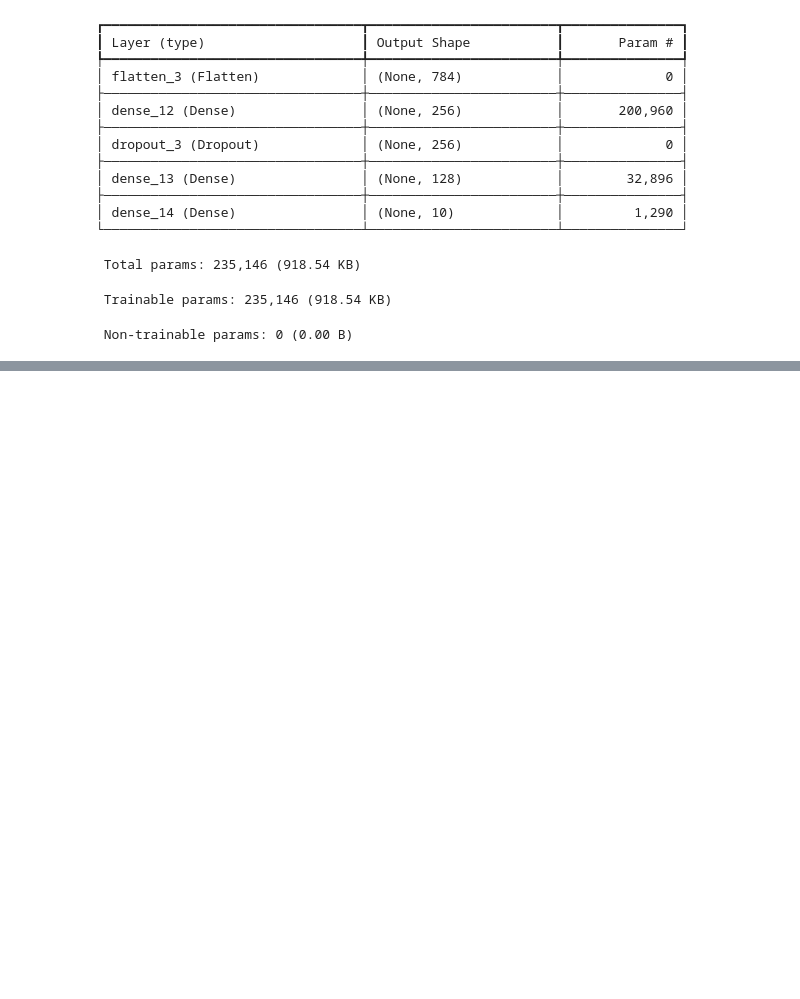
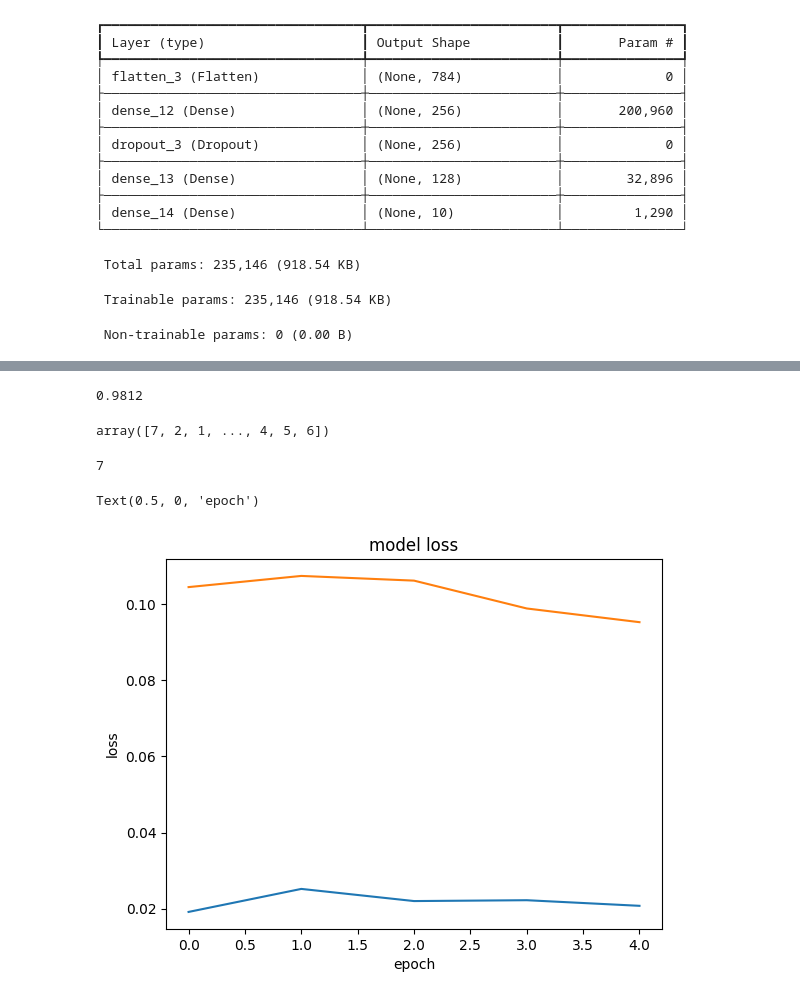
Before and after one commit to Mohammed-Abdul-Rafe-Sajid/Deep-Learning-, a Jupyter notebook: LAB_2.ipynb, the cells around one changed output, grey strips where cells are left out. Drawn from its saved outputs; the diff is of its cells as text; code cells hidden in the pictures; blank space fills up the shorter version.

```diff
--- a/LAB_2.ipynb
+++ b/LAB_2.ipynb
@@ -371,3 +351,5 @@ Model: "sequential_6"
  Non-trainable params: 0 (0.00 B)
 # %%
 model.compile(metrics=['accuracy'],optimizer='Adam',loss='sparse_categorical_crossentropy')
+# %%
+history=model.fit(X_train,y_train,epochs=5,validation_split=0.2)
@@ -373,0 +383,23 @@ model.compile(metrics=['accuracy'],optimizer='Adam',loss='sparse_categorical_cro
+# %%
+from sklearn.metrics import accuracy_score
+accuracy_score(y_test,y_pred)
+# %% [output]
+0.9812
+# %%
+y_pred
+# %% [output]
+array([7, 2, 1, ..., 4, 5, 6])
+# %%
+print(y_test[0])
+# %% [output]
+7
+# %%
+
+plt.plot(history.history['loss'])
+plt.plot(history.history['val_loss'])
+plt.title('model loss')
+plt.ylabel('loss')
+plt.xlabel('epoch')
+# %% [output]
+Text(0.5, 0, 'epoch')
+[figure, added]
```
Also changed, not shown: parts of 7 cells of this notebook.
